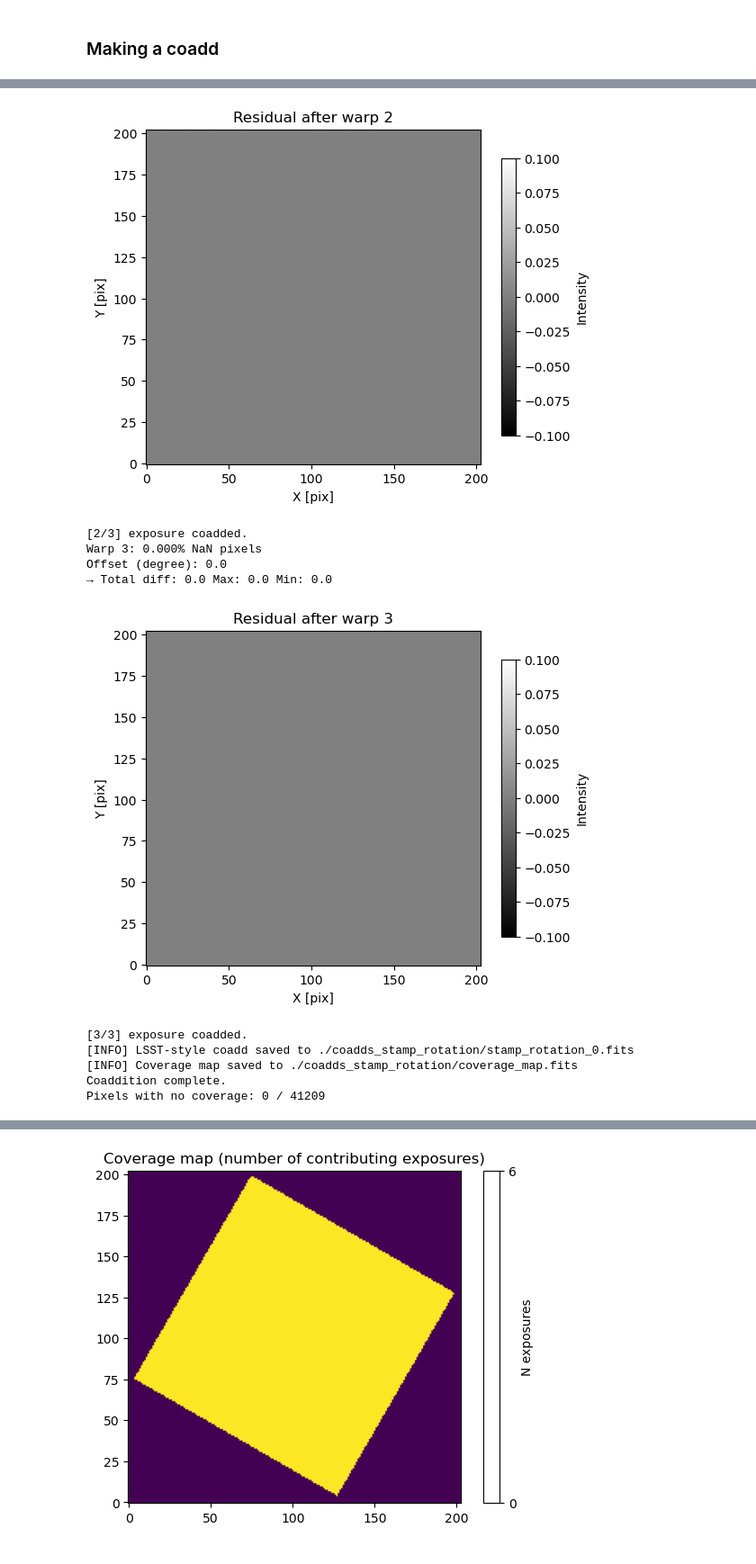
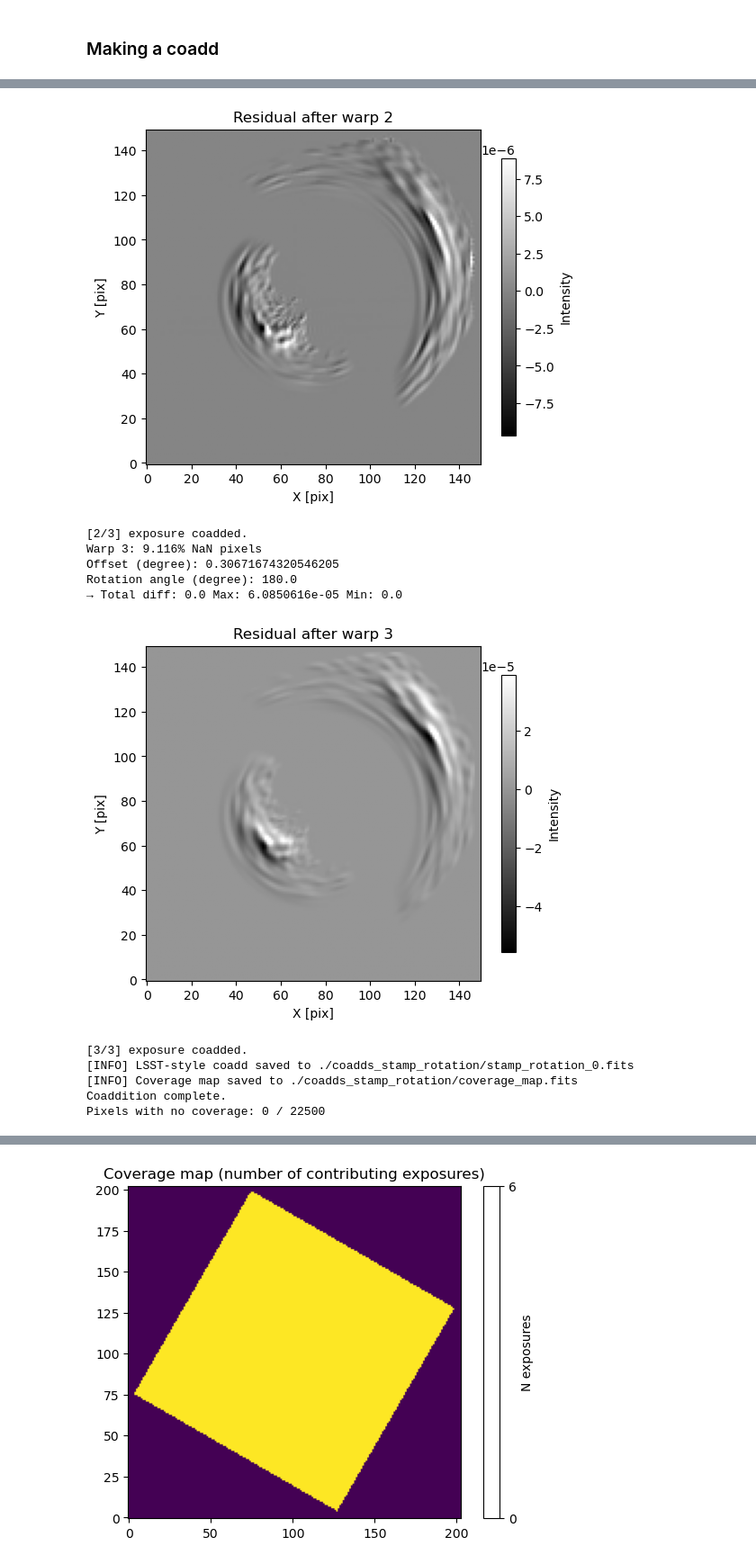
Before and after one commit to Mandy8808/Coadd_VeraRubin, a Jupyter notebook: examples/Testing_rotation_procedure.ipynb, the cells around one changed output, grey strips where cells are left out. Shown at 90% size. Drawn from its saved outputs; the diff is of its cells as text; code cells hidden in the pictures.

```diff
--- a/examples/Testing_rotation_procedure.ipynb
+++ b/examples/Testing_rotation_procedure.ipynb
@@ -495,7 +495,7 @@ plot_exposures_with_point(exposures, center_coord,
 # %% [markdown]
 ### Roting the exposure and saving with the same size
 # %%
-angle_list = [0, 30, 30] # [0, 30, 45, 90]  # [0, 0, 0, 0, 0, 0]
+angle_list = [0, 30, 180, 360] # [0, 30, 45, 90]  # [0, 0, 0, 0, 0, 0]
 
 rotate_stamps_list = []
 for rotation_angle in angle_list:
@@ -556,0 +539,18 @@ plot_exposures_with_point(cut_rotate_stamps_list, center_coord,
+# %%
+# checks rotation procedure
+
+# Test rotation kernel
+A = data_stamp.copy()
+
+for k in ['lanczos4']: #, 'bilinear', 'lanczos3'
+    B, hdrB = vr.apply_correction_from_exposureF(A, hdr_stamp, 30, warping_kernel=k, keep_size=True, update_wcs=True)
+    A2, _ = vr.apply_correction_from_exposureF(B, hdrB, -30, warping_kernel=k, keep_size=True, update_wcs=False)
+    diff = A2 - A
+    print('-->', k, np.sqrt(np.mean(diff**2)))
+    plt.imshow(diff, origin='lower', cmap='gray', vmin=np.nanpercentile(diff, 0.01),
+                  vmax=np.nanpercentile(diff, 99.9))
+
+    #plt.xlim(0, 150)
+    #plt.ylim(0, 150)
+    plt.colorbar()
+    #plt.show()
@@ -556,0 +560,19 @@ plot_exposures_with_point(cut_rotate_stamps_list, center_coord,
+# %%
+# Test rotation kernel
+A, _ = exposure_to_fits_datahdr(cut_rotate_stamps_list[0])
+
+for ind, r_stamp_exp in enumerate(cut_rotate_stamps_list[1:], start=1): #, 'bilinear'
+    data, hdr = exposure_to_fits_datahdr(r_stamp_exp)
+    angle = angle_list[ind]
+    B, _ = vr.apply_correction_from_exposureF(data, hdr, -angle, warping_kernel='lanczos4',
+                                              keep_size=True, update_wcs=False)
+    diff = A - B
+    print('-->', k, np.sqrt(np.mean(diff**2)))
+    print(angle)
+    plt.imshow(diff, origin='lower', cmap='gray', vmin=np.nanpercentile(diff, 0.01),
+                  vmax=np.nanpercentile(diff, 99.9))
+
+    #plt.xlim(0, 150)
+    #plt.ylim(0, 150)
+    plt.colorbar()
+    plt.show()
@@ -559,7 +608,7 @@ plot_exposures_with_point(cut_rotate_stamps_list, center_coord,
 # %%
 coadd_exp_0, coverage_map_0 = vr.coadd_exposures_pipeline(
     rotate_stamps_list,
-    ref_exp=rotate_stamps_list[1],
+    ref_exp=rotate_stamps_list[0],
     warping_kernel="lanczos4",  # "lanczos3"
     save_path="./coadds_stamp_rotation",
     coadd_name=f"stamp_rotation_0.fits",
@@ -580,14 +631,15 @@ Offset (degree): 0.0
-[figure, old version]
+[figure, new version]
 [2/3] exposure coadded.
-Warp 3: 0.000% NaN pixels
-Offset (degree): 0.0
-→ Total diff: 0.0 Max: 0.0 Min: 0.0
+Warp 3: 9.116% NaN pixels
+Offset (degree): 0.30671674320546205
+Rotation angle (degree): 180.0
+→ Total diff: 0.0 Max: 6.0850616e-05 Min: 0.0
-[figure, old version]
+[figure, new version]
 [3/3] exposure coadded.
 [INFO] LSST-style coadd saved to ./coadds_stamp_rotation/stamp_rotation_0.fits
 [INFO] Coverage map saved to ./coadds_stamp_rotation/coverage_map.fits
 Coaddition complete.
-Pixels with no coverage: 0 / 41209
+Pixels with no coverage: 0 / 22500
 # %%
 coadd_exp, coverage_map = vr.coadd_exposures_pipeline(
     cut_rotate_stamps_list,
```
Also changed, not shown: parts of 14 cells of this notebook, 1 other file.
